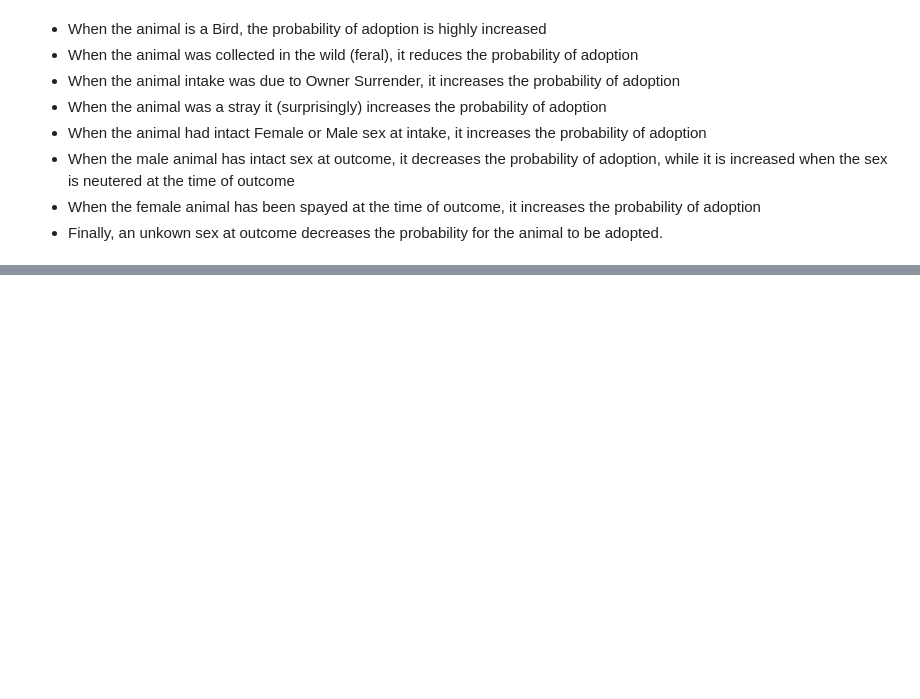
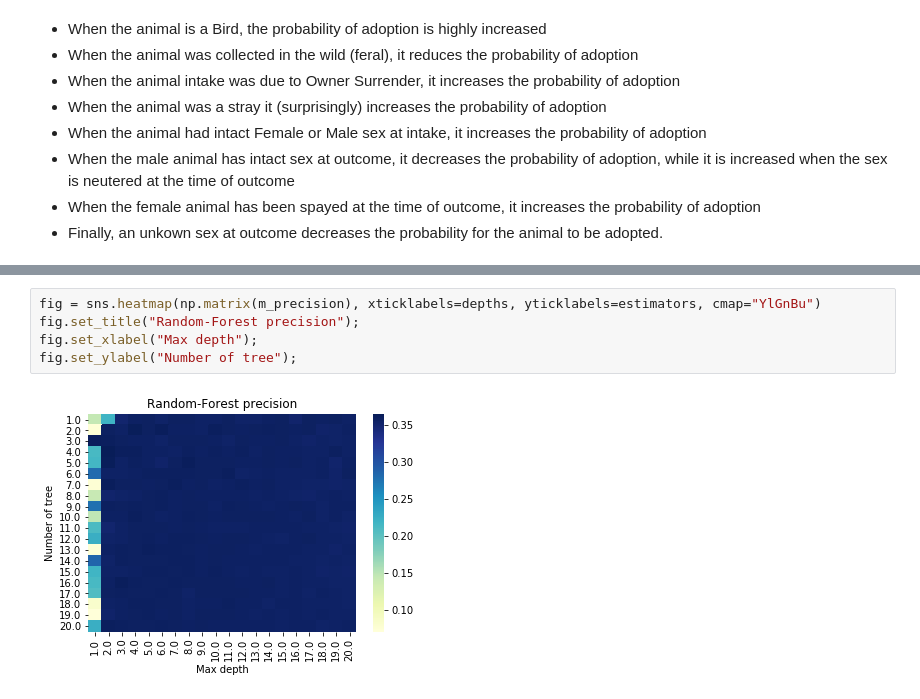
Before and after one commit to vbruttin/ada_homeworks, a Jupyter notebook: Homework4.ipynb, the cells around one changed output, grey strips where cells are left out. Saved outputs shown, nothing was run; the diff lists cells and outputs as text; blank space fills up the shorter version.

```diff
--- a/Homework4.ipynb
+++ b/Homework4.ipynb
@@ -437,0 +500,7 @@ array([[ 3.52652746, -1.62411408,  2.60706656,  1.65932029,  1.89609777,
+# %%
+fig = sns.heatmap(np.matrix(m_precision), xticklabels=depths, yticklabels=estimators, cmap="YlGnBu")
+fig.set_title("Random-Forest precision");
+fig.set_xlabel("Max depth");
+fig.set_ylabel("Number of tree");
+# %% [output]
+[figure, added]
```
Also changed, not shown: parts of 15 cells of this notebook.
